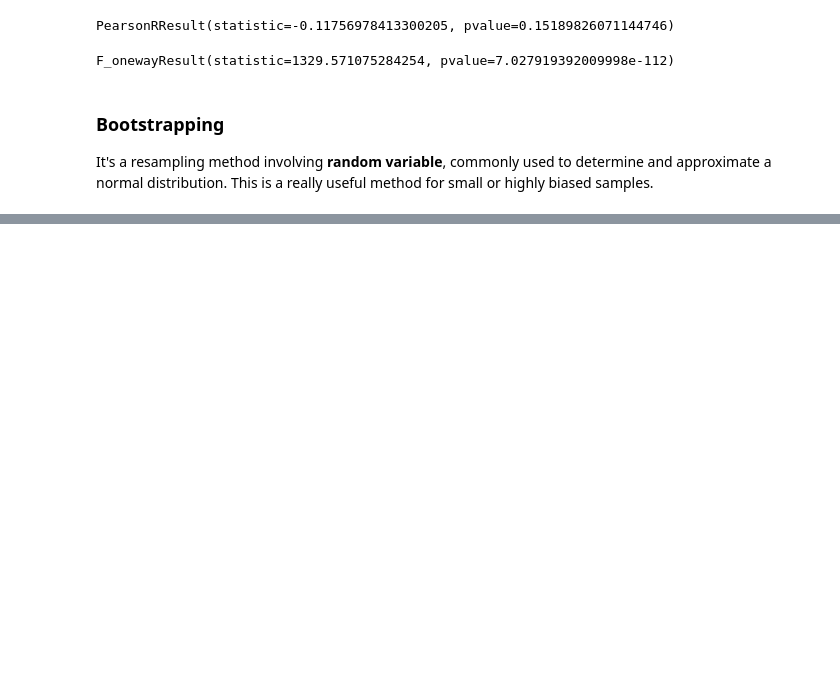
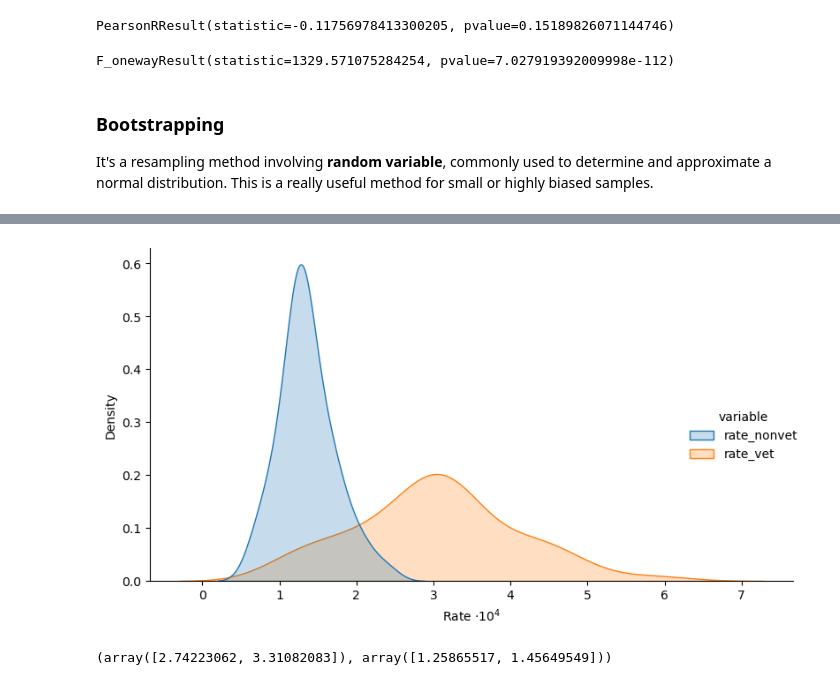
Before and after one commit to marlon-cooh/inferential-stats, a Jupyter notebook: average_dist.ipynb, the cells around one changed output, grey strips where cells are left out. Drawn from its saved outputs; the diff is of its cells as text; code cells hidden in the pictures; blank space fills up the shorter version.

```diff
--- a/average_dist.ipynb
+++ b/average_dist.ipynb
@@ -287,0 +299,3 @@ np.mean(average)
+# %%
+vet_2005 = pd.read_csv("us_veteran_data/2005.csv", index_col=0)
+vet_2005.head()
@@ -287,0 +320,13 @@ np.mean(average)
+# %%
+vet_2005_suic = (
+    vet_2005
+    .assign(
+        rate_vet = lambda df: df.vet_suicides / df.vet_pop *10000,
+        rate_nonvet = lambda df: (df.all_suicides - df.vet_suicides) * 10000 / df.overall_pop_18
+
+    )
+    .select_columns("state", "rate_nonvet", "rate_vet")
+    # .melt(id_vars='state', value_vars=['rate_nonvet', 'rate_vet'])
+)
+
+vet_2005_suic.head()
@@ -287,0 +340,15 @@ np.mean(average)
+# %%
+ax = sns.displot(
+    data=vet_2005_suic.melt(id_vars='state', value_vars=['rate_nonvet', 'rate_vet']),
+    x="value",
+    kind="kde",
+    hue="variable",
+    height=4.5,
+    aspect=1.5,
+    fill=True
+    )
+plt.tight_layout()
+plt.xlabel(r"Rate $\cdot$10$^4$")
+plt.show()
+# %% [output]
+[figure, added]
@@ -287,0 +364,4 @@ np.mean(average)
+# %%
+confidence_interval(vet_2005_suic.rate_vet, 0.95), confidence_interval(vet_2005_suic.rate_nonvet, 0.95)
+# %% [output]
+(array([2.74223062, 3.31082083]), array([1.25865517, 1.45649549]))
```
Also changed, not shown: parts of 22 cells of this notebook, 9 other files.
